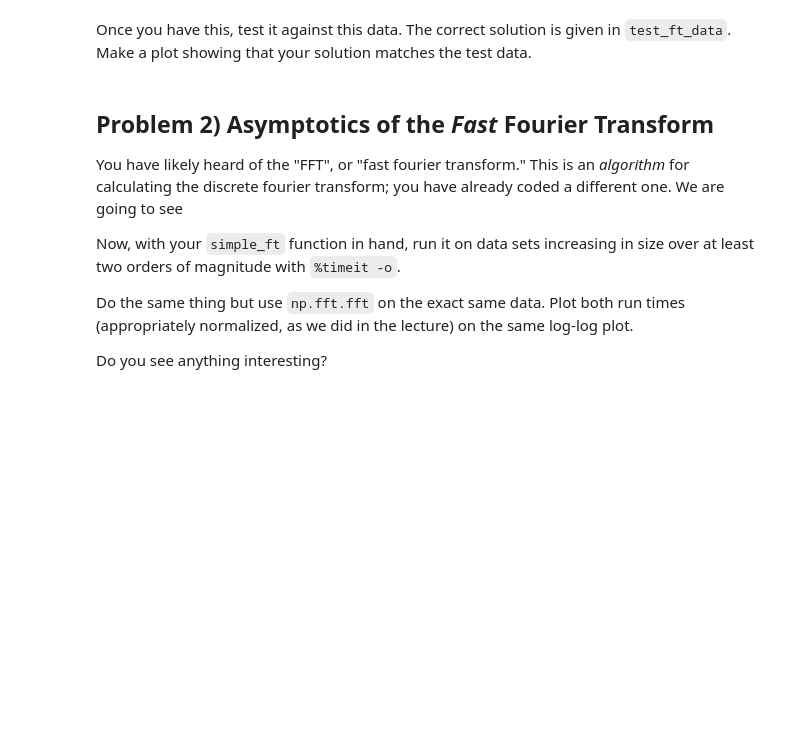
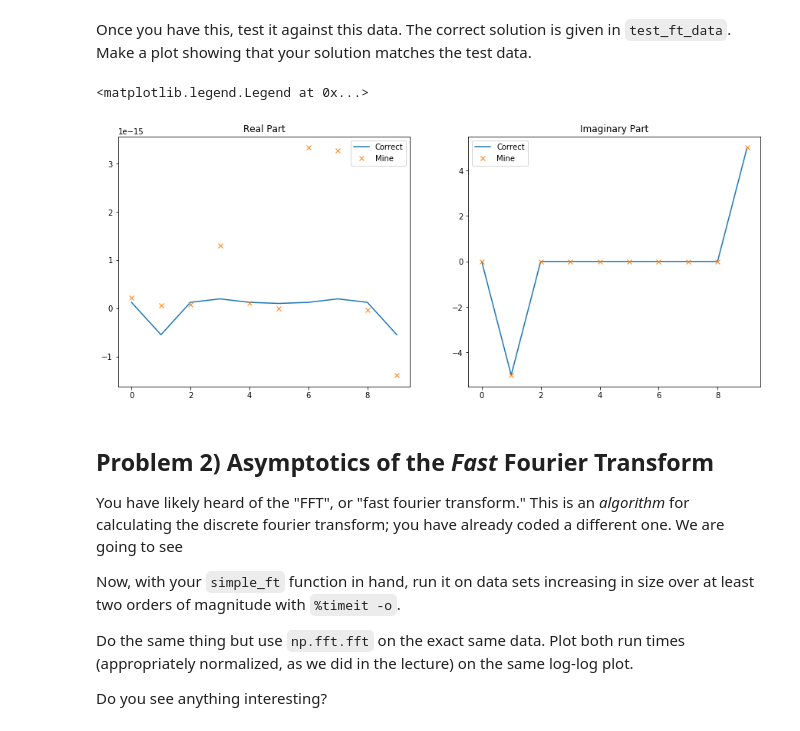
Before and after one commit to dbarrientosa/LSSTC-DSFP-Sessions, a Jupyter notebook: Session8/Day4/Algorithmic Complexity Problem.ipynb, the cells around one changed output. Saved outputs shown, nothing was run; the diff lists cells and outputs as text; code cells hidden in the pictures; blank space fills up the shorter version.

```diff
--- a/Session8/Day4/Algorithmic Complexity Problem.ipynb
+++ b/Session8/Day4/Algorithmic Complexity Problem.ipynb
@@ -64,7 +70,13 @@ Questions to think about while writing this function:
 def simple_ft(f):
     """given an (in general) complex array f, return the discrete fourier transform, F.
     """
-    pass
+    N = f.size
+    j = np.arange(N)
+    k = j.reshape((N,1))
+
+    A = np.exp(-2j * np.pi * k * j / N)
+
+    return np.dot(A,f)
 # %% [markdown]
 Once you have this, test it against this data. The correct solution is given in `test_ft_data`. Make a plot showing that your solution matches the test data.
 # %%
@@ -78,6 +90,21 @@ test_ft_data = np.array([ 1.22464680e-16+0.00000000e+00j, -5.50355954e-16-5.0000
   1.22464680e-16+2.22044605e-16j, -5.50355954e-16+5.00000000e+00j])
 # %%
 f_c = simple_ft(f)
+# %%
+fig, ax = plt.subplots(figsize = (15,6), ncols = 2)
+
+ax[0].plot(test_ft_data.real, label = 'Correct')
+ax[0].plot(f_c.real, 'x', label = 'Mine')
+ax[0].set_title('Real Part')
+ax[0].legend()
+
+ax[1].plot(test_ft_data.imag, label = 'Correct')
+ax[1].plot(f_c.imag, 'x',label = 'Mine')
+ax[1].set_title('Imaginary Part')
+ax[1].legend()
+# %% [output]
+<matplotlib.legend.Legend at 0x...>
+[figure, added]
 # %% [markdown]
 ## Problem 2) Asymptotics of the *Fast* Fourier Transform
 
```
Also changed, not shown: parts of 7 cells of this notebook, 6 other files.
